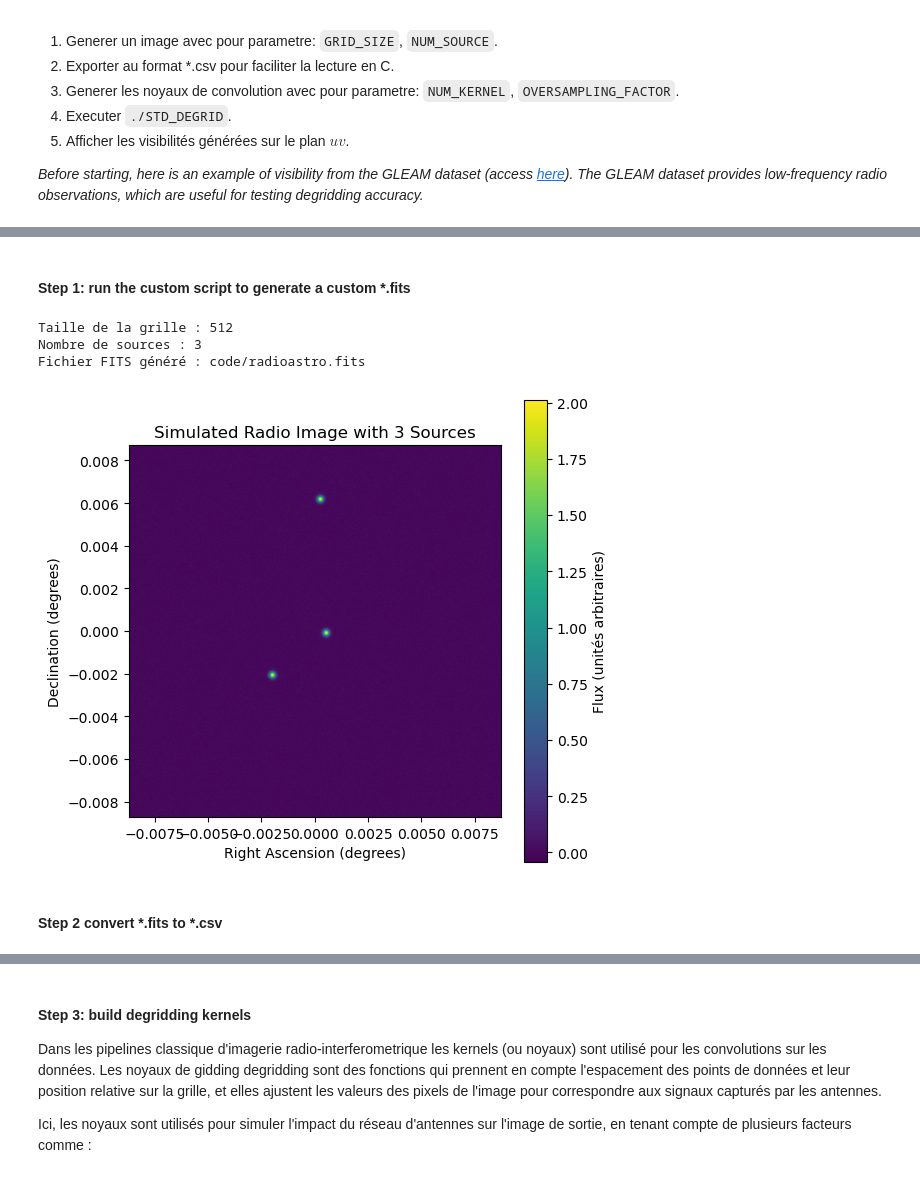
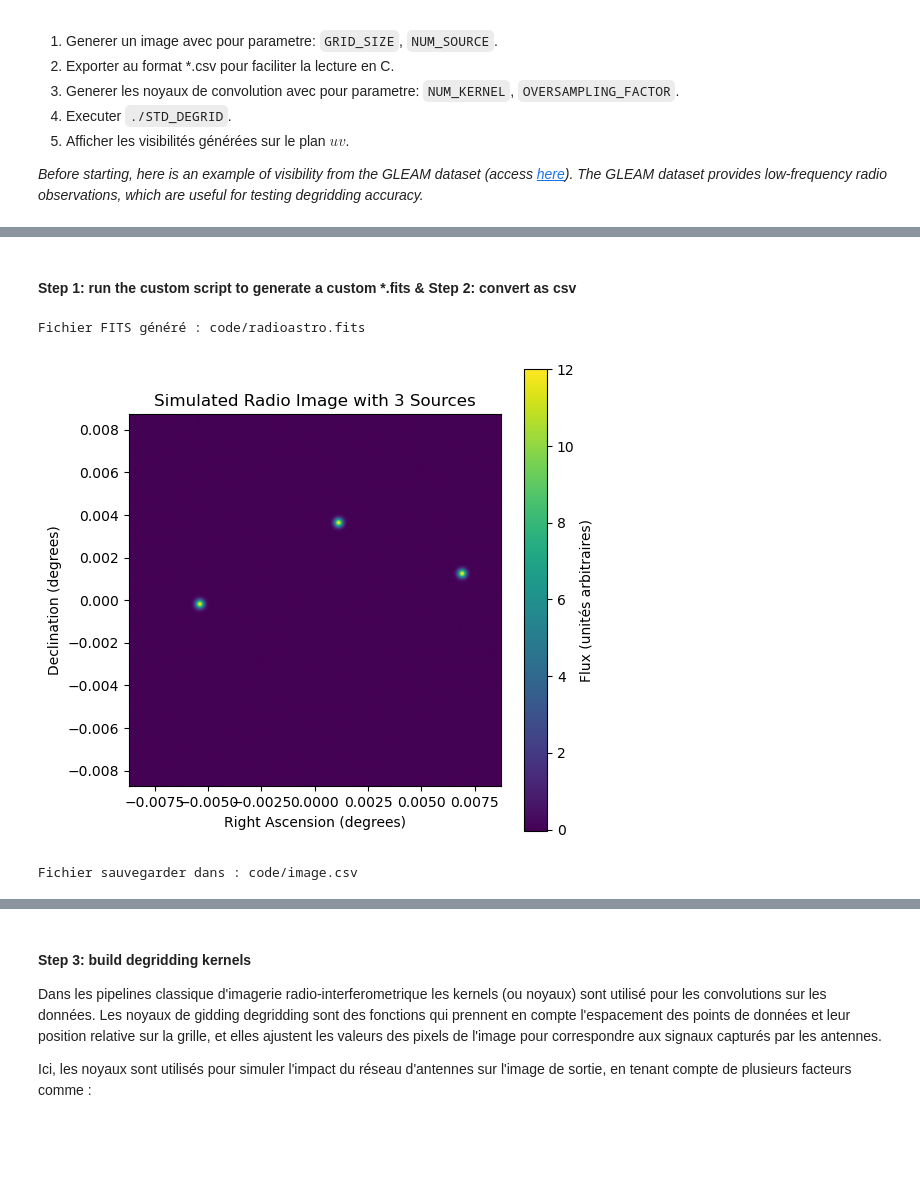
Before and after one commit to Ophelie-Renaud/measurementset-simulator, a Jupyter notebook: dataflow_simulator/ms_from_fits_dataflow.ipynb, the cells around one changed output, grey strips where cells are left out. Cells and saved outputs as stored; diff of their text form; code cells hidden in the pictures; blank space fills up the shorter version.

```diff
--- a/dataflow_simulator/ms_from_fits_dataflow.ipynb
+++ b/dataflow_simulator/ms_from_fits_dataflow.ipynb
@@ -142,71 +92,17 @@ Min imaginaire : -11.6353456899264, Max imaginaire : 10.5571324792557
 Maximum d'amplitude : 13.367794202018839
 [figure]
 # %% [markdown]
-#### Step 1: run the custom script to generate a custom *.fits
+#### Step 1: run the custom script to generate a custom *.fits & Step 2: convert as csv
 # %%
-import numpy as np
-from astropy.io import fits
-import matplotlib.pyplot as plt
-import math
+from fits_to_csv import generate_fits, generate_csv
 
-def generate_fits(size, num_sources, cell_size, output_file='code/radioastro.fits'):
-    # Crée une grille avec un bruit de fond gaussien
-    data = np.random.normal(loc=0.0, scale=0.01, size=(size, size))
 
-    # Paramètres de la source
-    source_amplitude = 2.0   # Intensité de la source
-    source_sigma = 3.0       # Largeur de la gaussienne (en pixels)
+GRID_SIZE = 512
+NUM_SOURCES = 3
 
-    # Génère des sources aléatoires
-    for _ in range(num_sources):
-        x = np.random.randint(0, size)
-        y = np.random.randint(0, size)
-
-        # Crée une source gaussienne
-        for i in range(size):
-            for j in range(size):
-                data[i, j] += source_amplitude * np.exp(-((i - x)**2 + (j - y)**2) / (2 * source_sigma**2))
-
-    # Crée le fichier FITS avec les métadonnées
-    hdu = fits.PrimaryHDU(data)
-
-    # Met à jour l'en-tête avec les infos physiques
-    hdu.header['CDELT1'] = -cell_size / np.sqrt(2)  # Taille du pixel en degrés (axe x)
-    hdu.header['CDELT2'] = cell_size / np.sqrt(2)   # Taille du pixel en degrés (axe y)
-    hdu.header['CRPIX1'] = size / 2    # Pixel de référence (centre)
-    hdu.header['CRPIX2'] = size / 2
-    hdu.header['CRVAL1'] = 0.0         # Coordonnée centrale en degrés
-    hdu.header['CRVAL2'] = 0.0
-    hdu.header['CTYPE1'] = 'RA---SIN'  # Type de projection
-    hdu.header['CTYPE2'] = 'DEC--SIN'
-
-    hdul = fits.HDUList([hdu])
-
-    # Sauvegarde le fichier FITS
-    hdul.writeto(output_file, overwrite=True)
-    print(f"Fichier FITS généré : {output_file}")
-
-    # Affiche l'image
-    plt.figure(figsize=(6, 6))
-    plt.imshow(data, cmap='viridis', origin='lower',
-               extent=[-size * cell_size / 2, size * cell_size / 2,
-                       -size * cell_size / 2, size * cell_size / 2])
-    plt.colorbar(label='Flux (unités arbitraires)')
-    plt.title(f'Simulated Radio Image with {num_sources} Sources')
-    plt.xlabel('Right Ascension (degrees)')
-    plt.ylabel('Declination (degrees)')
-    plt.show()
-
-if __name__ == "__main__":
-    GRID_SIZE = int(input("Taille de la grille : ")) # ex: 512
-    NUM_SOURCES = int(input("Nombre de sources : ")) # ex: 3
-    FOV_DEGREES =1;
-    cell_size = (FOV_DEGREES * math.pi) / (180.0 * GRID_SIZE)
-    generate_fits(GRID_SIZE, NUM_SOURCES, cell_size)
+generate_fits(GRID_SIZE, NUM_SOURCES, "code/radioastro.fits")
+generate_csv("code/radioastro.fits","code/image.csv")
 # %% [output]
-Taille de la grille : 512
-Nombre de sources : 3
 Fichier FITS généré : code/radioastro.fits
-[figure, old version]
+[figure, new version]
+Fichier sauvegarder dans : code/image.csv
-# %% [markdown]
-#### Step 2 convert *.fits to *.csv
```
Also changed, not shown: parts of 19 cells of this notebook, 44 other files.
